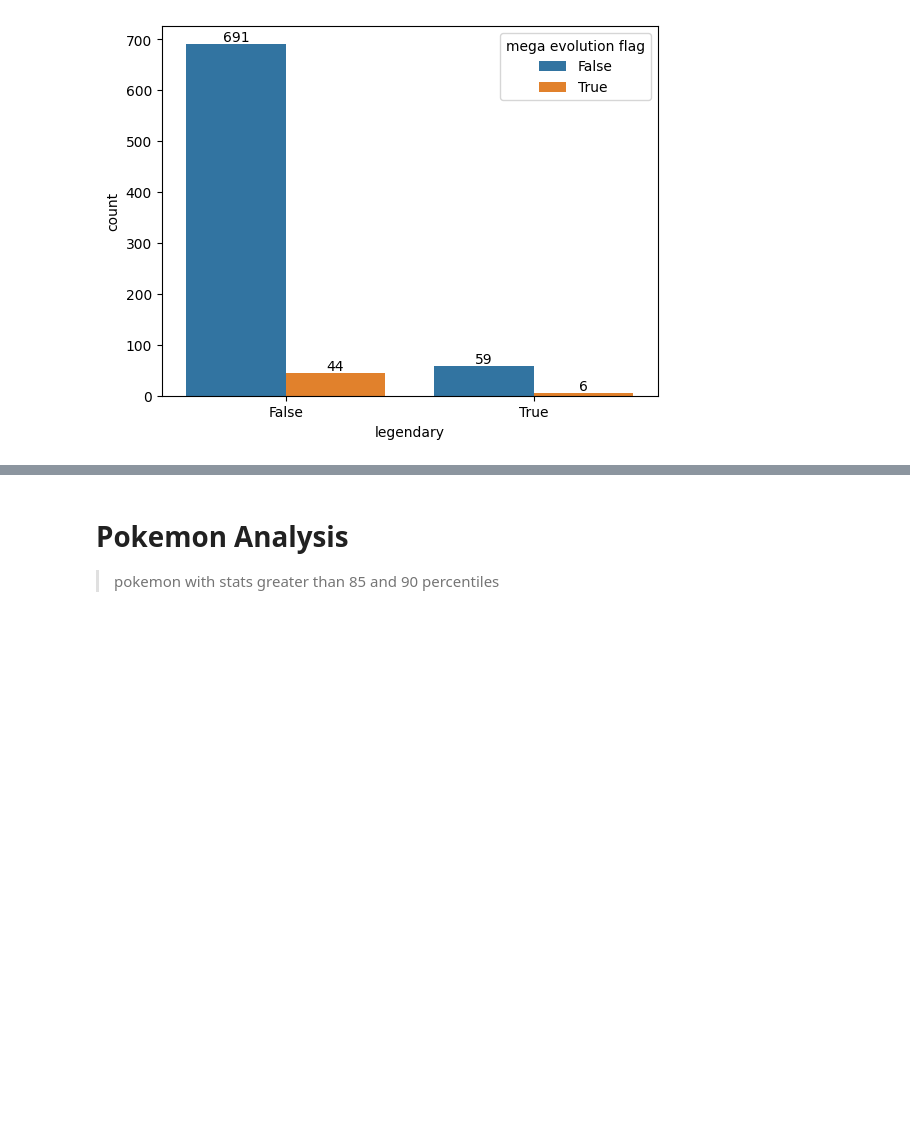
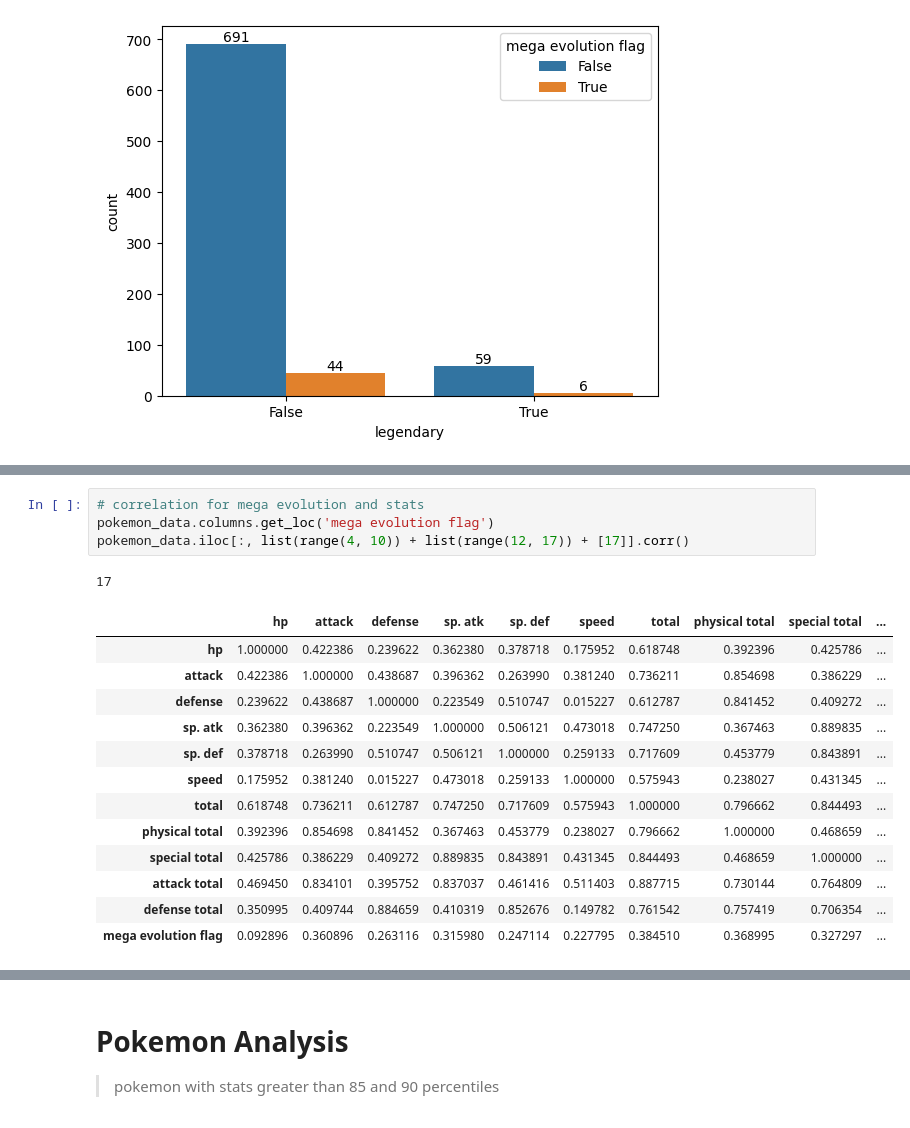
Before and after one commit to RayirthSoni/EDA-Practise, a Jupyter notebook: Code/pokemon-analysis.ipynb, the cells around one changed output, grey strips where cells are left out. Saved outputs shown, nothing was run; the diff lists cells and outputs as text; blank space fills up the shorter version.

```diff
--- a/Code/pokemon-analysis.ipynb
+++ b/Code/pokemon-analysis.ipynb
@@ -475,0 +533,19 @@ temporary to check
+# %%
+# correlation for mega evolution and stats
+pokemon_data.columns.get_loc('mega evolution flag')
+pokemon_data.iloc[:, list(range(4, 10)) + list(range(12, 17)) + [17]].corr()
+# %% [output]
+17
+|  | hp | attack | defense | sp. atk | sp. def | speed | total | physical total | special total | ... |
+| hp | 1.000000 | 0.422386 | 0.239622 | 0.362380 | 0.378718 | 0.175952 | 0.618748 | 0.392396 | 0.425786 | ... |
+| attack | 0.422386 | 1.000000 | 0.438687 | 0.396362 | 0.263990 | 0.381240 | 0.736211 | 0.854698 | 0.386229 | ... |
+| defense | 0.239622 | 0.438687 | 1.000000 | 0.223549 | 0.510747 | 0.015227 | 0.612787 | 0.841452 | 0.409272 | ... |
+| sp. atk | 0.362380 | 0.396362 | 0.223549 | 1.000000 | 0.506121 | 0.473018 | 0.747250 | 0.367463 | 0.889835 | ... |
+| sp. def | 0.378718 | 0.263990 | 0.510747 | 0.506121 | 1.000000 | 0.259133 | 0.717609 | 0.453779 | 0.843891 | ... |
+| speed | 0.175952 | 0.381240 | 0.015227 | 0.473018 | 0.259133 | 1.000000 | 0.575943 | 0.238027 | 0.431345 | ... |
+| total | 0.618748 | 0.736211 | 0.612787 | 0.747250 | 0.717609 | 0.575943 | 1.000000 | 0.796662 | 0.844493 | ... |
+| physical total | 0.392396 | 0.854698 | 0.841452 | 0.367463 | 0.453779 | 0.238027 | 0.796662 | 1.000000 | 0.468659 | ... |
+| special total | 0.425786 | 0.386229 | 0.409272 | 0.889835 | 0.843891 | 0.431345 | 0.844493 | 0.468659 | 1.000000 | ... |
+| attack total | 0.469450 | 0.834101 | 0.395752 | 0.837037 | 0.461416 | 0.511403 | 0.887715 | 0.730144 | 0.764809 | ... |
+| defense total | 0.350995 | 0.409744 | 0.884659 | 0.410319 | 0.852676 | 0.149782 | 0.761542 | 0.757419 | 0.706354 | ... |
+| mega evolution flag | 0.092896 | 0.360896 | 0.263116 | 0.315980 | 0.247114 | 0.227795 | 0.384510 | 0.368995 | 0.327297 | ... |
```
Also changed, not shown: parts of 11 cells of this notebook.
